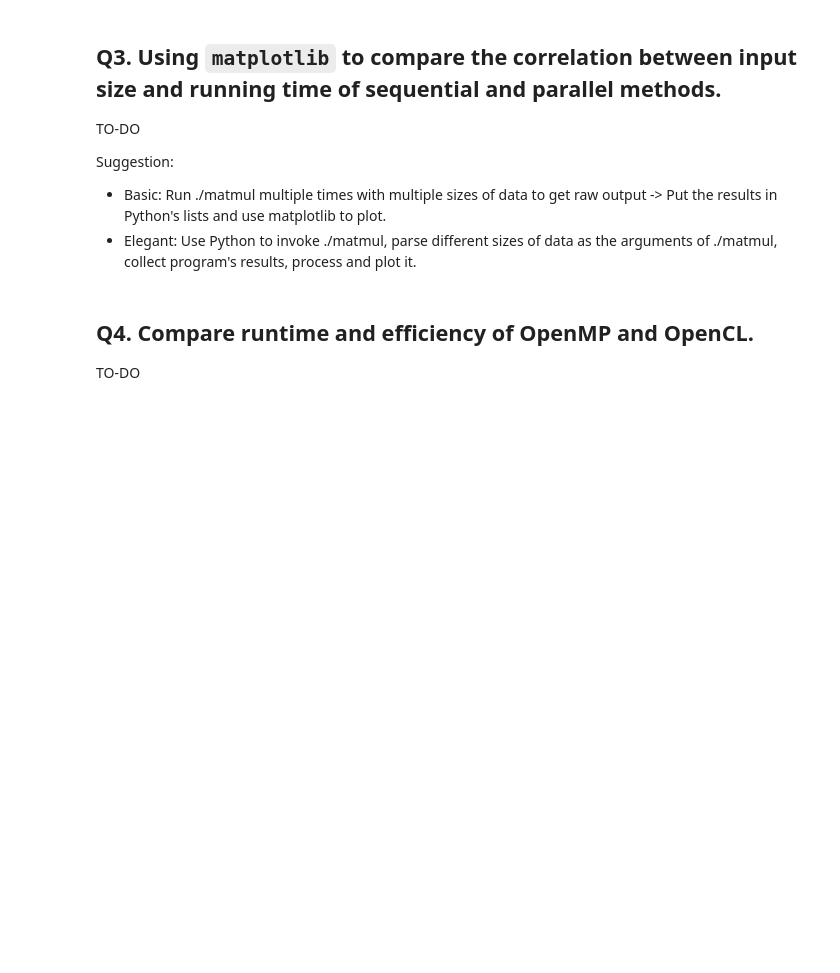
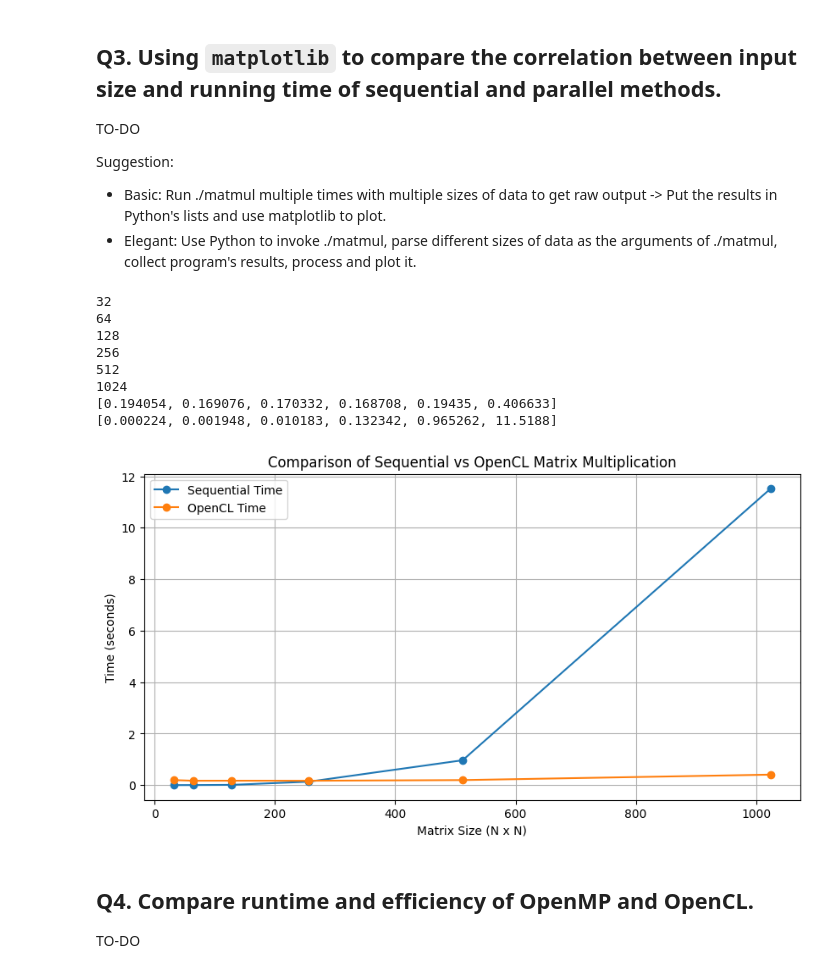
Before and after one commit to prisacarualex/opencl_pc, a Jupyter notebook: PARMAI_Ex5_OpenCL.ipynb, the cells around one changed output. Drawn from its saved outputs; the diff is of its cells as text; code cells hidden in the pictures; blank space fills up the shorter version.

```diff
--- a/PARMAI_Ex5_OpenCL.ipynb
+++ b/PARMAI_Ex5_OpenCL.ipynb
@@ -483,11 +520,0 @@ opencl_times = []
-# %%
-data = !./matmul 512 512 512
-for item in data:
-  if "Time elapsed for sequential multiplication" in item:
-    seq_time = float(item.split(":")[1].strip().split()[0])
-    sequential_times.append(seq_time)
-  elif "Time elapsed for OpenCL multiplication" in item:
-    opencl_time = float(item.split(":")[1].strip().split()[0])
-    opencl_times.append(opencl_time)
-print(opencl_times)
-print(sequential_times)
@@ -658,6 +526,50 @@ TO-DO
 Suggestion:
 + Basic: Run ./matmul multiple times with multiple sizes of data to get raw output -> Put the results in Python's lists and use matplotlib to plot.
 + Elegant: Use Python to invoke ./matmul, parse different sizes of data as the arguments of ./matmul, collect program's results, process and plot it.
+# %%
+
+import matplotlib.pyplot as plt
+sizes = [32, 64, 128, 256, 512,1024]
+sequential_times = []
+opencl_times = []
+
+for size in sizes:
+  print(size)
+
+  data = !./matmul {size} {size} {size}
+
+  for item in data:
+    if "Time elapsed for sequential multiplication" in item:
+      seq_time = float(item.split(":")[1].strip().split()[0])
+      sequential_times.append(seq_time)
+    elif "Time elapsed for OpenCL multiplication" in item:
+      opencl_time = float(item.split(":")[1].strip().split()[0])
+      opencl_times.append(opencl_time)
+print(opencl_times)
+print(sequential_times)
+
+
+
+
+plt.figure(figsize=(10, 5))
+plt.plot(sizes, sequential_times, label='Sequential Time', marker='o')
+plt.plot(sizes, opencl_times, label='OpenCL Time', marker='o')
+plt.xlabel('Matrix Size (N x N)')
+plt.ylabel('Time (seconds)')
+plt.title('Comparison of Sequential vs OpenCL Matrix Multiplication')
+plt.legend()
+plt.grid()
+plt.show()
+# %% [output]
+32
+64
+128
+256
+512
+1024
+[0.194054, 0.169076, 0.170332, 0.168708, 0.19435, 0.406633]
+[0.000224, 0.001948, 0.010183, 0.132342, 0.965262, 11.5188]
+[figure, added]
 # %% [markdown]
 ## Q4. Compare runtime and efficiency of OpenMP and OpenCL.
 
```
Also changed, not shown: parts of 24 cells of this notebook.
